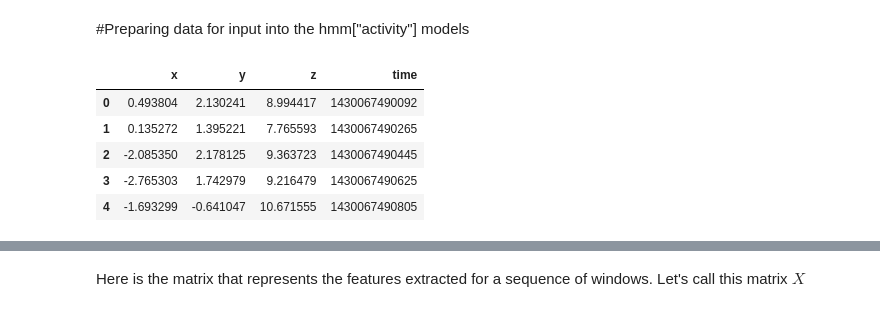
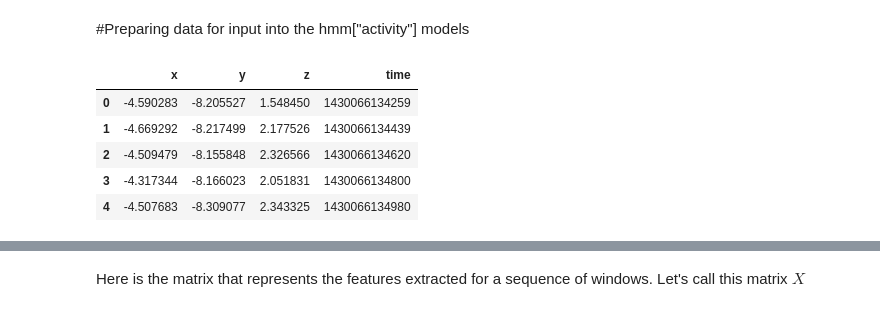
Before and after one commit to jenwei/accelerometer-interpreter, a Jupyter notebook: finalModel-test.ipynb, the cells around one changed output, grey strips where cells are left out. Drawn from its saved outputs; the diff is of its cells as text; code cells hidden in the pictures.

```diff
--- a/finalModel-test.ipynb
+++ b/finalModel-test.ipynb
@@ -14,20 +16,33 @@ from pipeline import preprocess, extract_features_with_sliding_window, learn
 # %%
-#Ryan's fancy way of inputting data in an easier way
-data_dict = {'walking':{},'jogging':{},'upstairs':{},'downstairs':{}}
-names = ['meg','ryan','dennis']
-acts = ['walking', 'jogging', 'upstairs', 'downstairs']
-for name in names:
-    data_file_names = ['data/{}_{}_long.csv'.format(name, activity) for activity in acts]
-    for i,file in enumerate(data_file_names):
-        df = pd.read_csv(file)
-        data_dict[acts[i]][name] = df
+def import_data(names):
+    """
+    Arguments
+    ---------
+    names: array of strings
+
+    Returns
+    -------
+    data_dict: a dictionary
+        dictionary of x, y, z accelerometer components as well as time
+    """
+    data_dict = {'walking':{},'jogging':{},'upstairs':{},'downstairs':{}}
+    for name in names:
+        data_file_names = ['data/{}_{}_long.csv'.format(name, activity) for activity in acts]
+        for i,file in enumerate(data_file_names):
+            df = pd.read_csv(file)
+            data_dict[acts[i]][name] = df
+    return data_dict
+# %%
+names = ['ryan','dennis']
+# %%
+data_dict = import_data(names)
 # %%
-data_dict["walking"]["meg"].head()
+data_dict["walking"]["ryan"].head()
 # %% [output]
 |  | x | y | z | time |
-| 0 | 0.493804 | 2.130241 | 8.994417 | 1430067490092 |
-| 1 | 0.135272 | 1.395221 | 7.765593 | 1430067490265 |
-| 2 | -2.085350 | 2.178125 | 9.363723 | 1430067490445 |
-| 3 | -2.765303 | 1.742979 | 9.216479 | 1430067490625 |
-| 4 | -1.693299 | -0.641047 | 10.671555 | 1430067490805 |
+| 0 | -4.590283 | -8.205527 | 1.548450 | 1430066134259 |
+| 1 | -4.669292 | -8.217499 | 2.177526 | 1430066134439 |
+| 2 | -4.509479 | -8.155848 | 2.326566 | 1430066134620 |
+| 3 | -4.317344 | -8.166023 | 2.051831 | 1430066134800 |
+| 4 | -4.507683 | -8.309077 | 2.343325 | 1430066134980 |
 # %%
```
Also changed, not shown: parts of 13 cells of this notebook.
